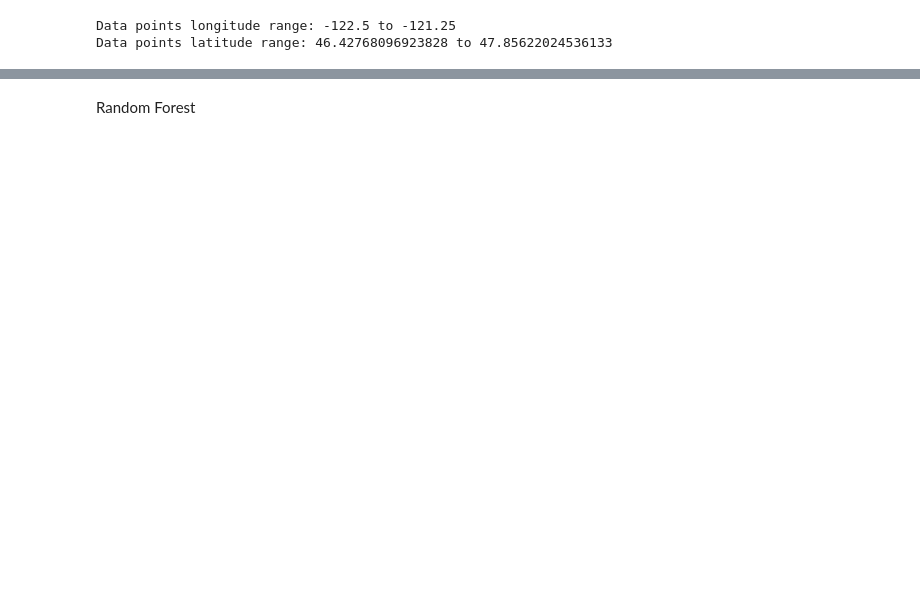
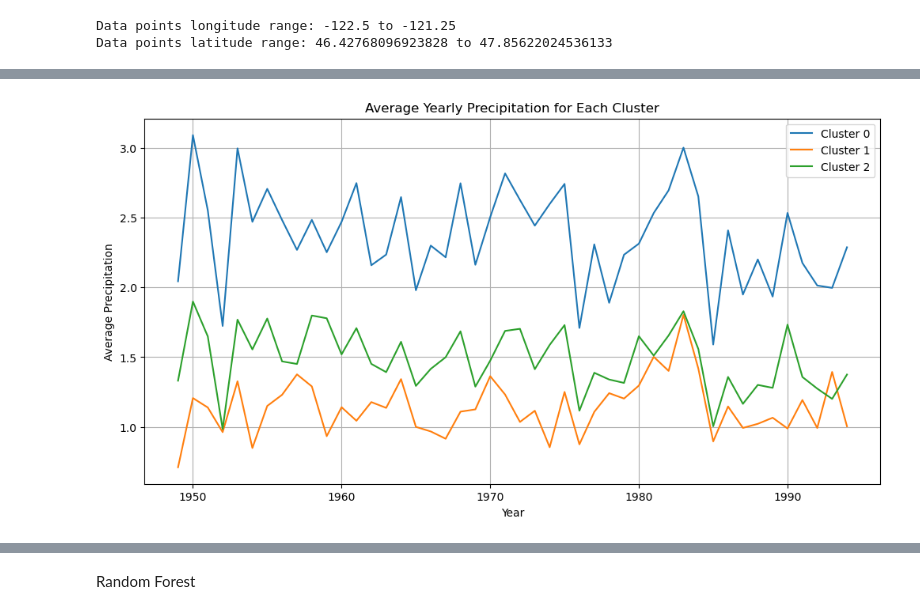
Before and after one commit to CHZY-1/Precipitation_Forecasting_with_Geospatial_data, a Jupyter notebook: precipitation_spatial_eda_xarray.ipynb, the cells around one changed output, grey strips where cells are left out. Drawn from its saved outputs; the diff is of its cells as text; code cells hidden in the pictures; blank space fills up the shorter version.

```diff
--- a/precipitation_spatial_eda_xarray.ipynb
+++ b/precipitation_spatial_eda_xarray.ipynb
@@ -728,0 +776,2 @@ Auto-adjusting extent based on data.
+# %%
+df_clusters.set_index('year')
@@ -728,0 +793,16 @@ Auto-adjusting extent based on data.
+# %%
+yearly_avg_precipitation = df_clusters.groupby(['location_cluster', 'year'])['precipitation'].mean().reset_index()
+
+# Plotting
+plt.figure(figsize=(12, 6))
+for cluster_label, cluster_data in yearly_avg_precipitation.groupby('location_cluster'):
+    plt.plot(cluster_data['year'], cluster_data['precipitation'], label=f'Cluster {cluster_label}')
+
+plt.title('Average Yearly Precipitation for Each Cluster')
+plt.xlabel('Year')
+plt.ylabel('Average Precipitation')
+plt.legend()
+plt.grid(True)
+plt.show()
+# %% [output]
+[figure, added]
```
Also changed, not shown: parts of 75 cells of this notebook, 1 other file.
